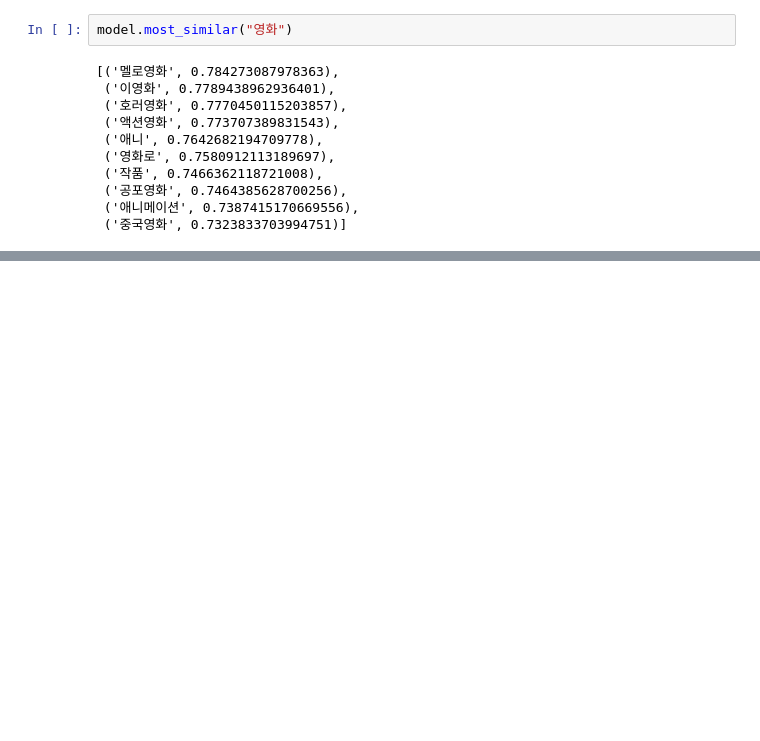
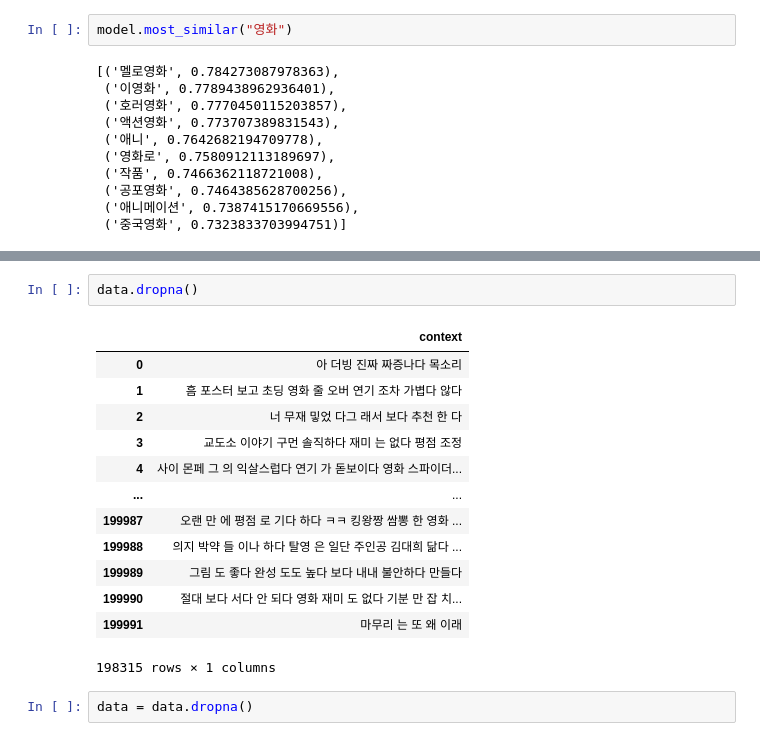
Before and after one commit to seongmin-97/NLP_AndroidApp, a Jupyter notebook: Embedding/Word2Vec-embedding.ipynb, the cells around one changed output, grey strips where cells are left out. Saved outputs shown, nothing was run; the diff lists cells and outputs as text; blank space fills up the shorter version.

```diff
--- a/Embedding/Word2Vec-embedding.ipynb
+++ b/Embedding/Word2Vec-embedding.ipynb
@@ -150,0 +167,18 @@ model.most_similar("영화")
+# %%
+data.dropna()
+# %% [output]
+|  | context |
+| 0 | 아 더빙 진짜 짜증나다 목소리 |
+| 1 | 흠 포스터 보고 초딩 영화 줄 오버 연기 조차 가볍다 않다 |
+| 2 | 너 무재 밓었 다그 래서 보다 추천 한 다 |
+| 3 | 교도소 이야기 구먼 솔직하다 재미 는 없다 평점 조정 |
+| 4 | 사이 몬페 그 의 익살스럽다 연기 가 돋보이다 영화 스파이더... |
+| ... | ... |
+| 199987 | 오랜 만 에 평점 로 기다 하다 ㅋㅋ 킹왕짱 쌈뽕 한 영화 ... |
+| 199988 | 의지 박약 들 이나 하다 탈영 은 일단 주인공 김대희 닮다 ... |
+| 199989 | 그림 도 좋다 완성 도도 높다 보다 내내 불안하다 만들다 |
+| 199990 | 절대 보다 서다 안 되다 영화 재미 도 없다 기분 만 잡 치... |
+| 199991 | 마무리 는 또 왜 이래 |
+198315 rows × 1 columns
+# %%
+data = data.dropna()
```
Also changed, not shown: parts of 4 cells of this notebook, 10 other files.
